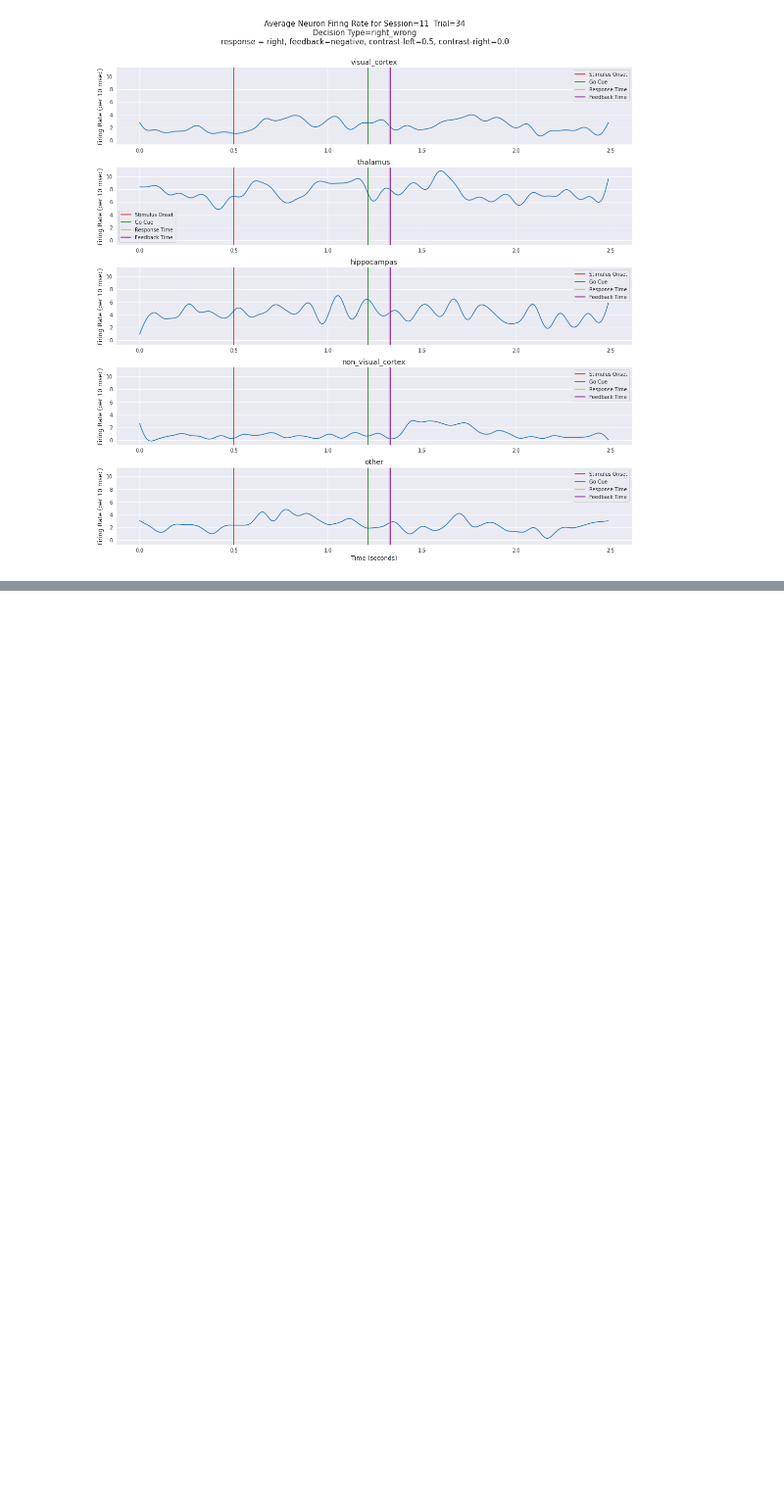
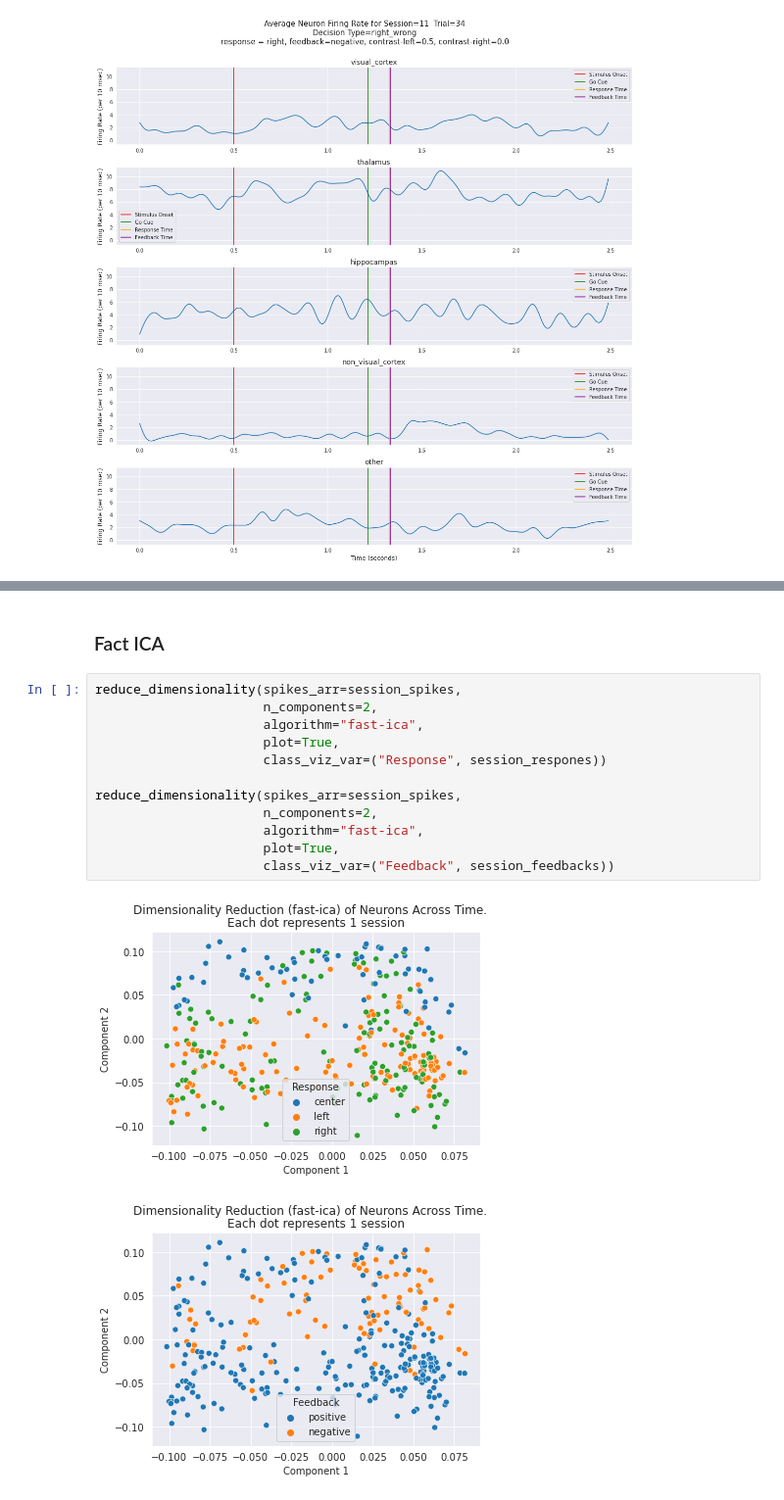
Before and after one commit to theairbend3r/spiking-brains, a Jupyter notebook: 02_behaviour_analysis.ipynb, the cells around one changed output, grey strips where cells are left out. Shown at 98% size. Drawn from its saved outputs; the diff is of its cells as text; blank space fills up the shorter version.

```diff
--- a/02_behaviour_analysis.ipynb
+++ b/02_behaviour_analysis.ipynb
@@ -179,0 +284,17 @@ plot_firing_rate(all_data=all_data, session_id=11, trial_id=34, smooth=True, by_
+# %% [markdown]
+### Fact ICA
+# %%
+reduce_dimensionality(spikes_arr=session_spikes,
+                      n_components=2,
+                      algorithm="fast-ica",
+                      plot=True,
+                      class_viz_var=("Response", session_respones))
+
+reduce_dimensionality(spikes_arr=session_spikes,
+                      n_components=2,
+                      algorithm="fast-ica",
+                      plot=True,
+                      class_viz_var=("Feedback", session_feedbacks))
+# %% [output]
+[figure, added]
+[figure, added]
```
Also changed, not shown: parts of 11 cells of this notebook, 1 other file.
